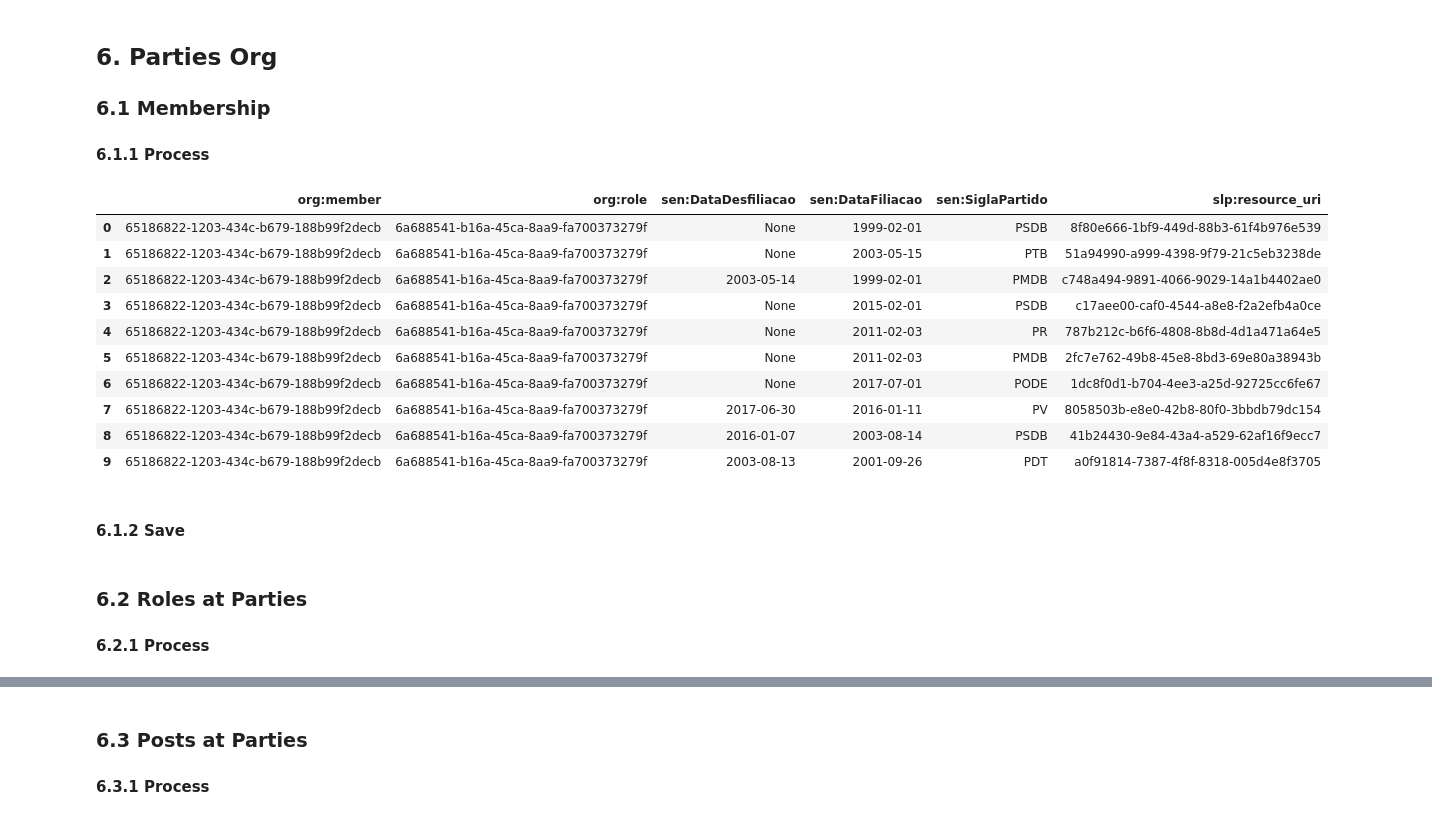
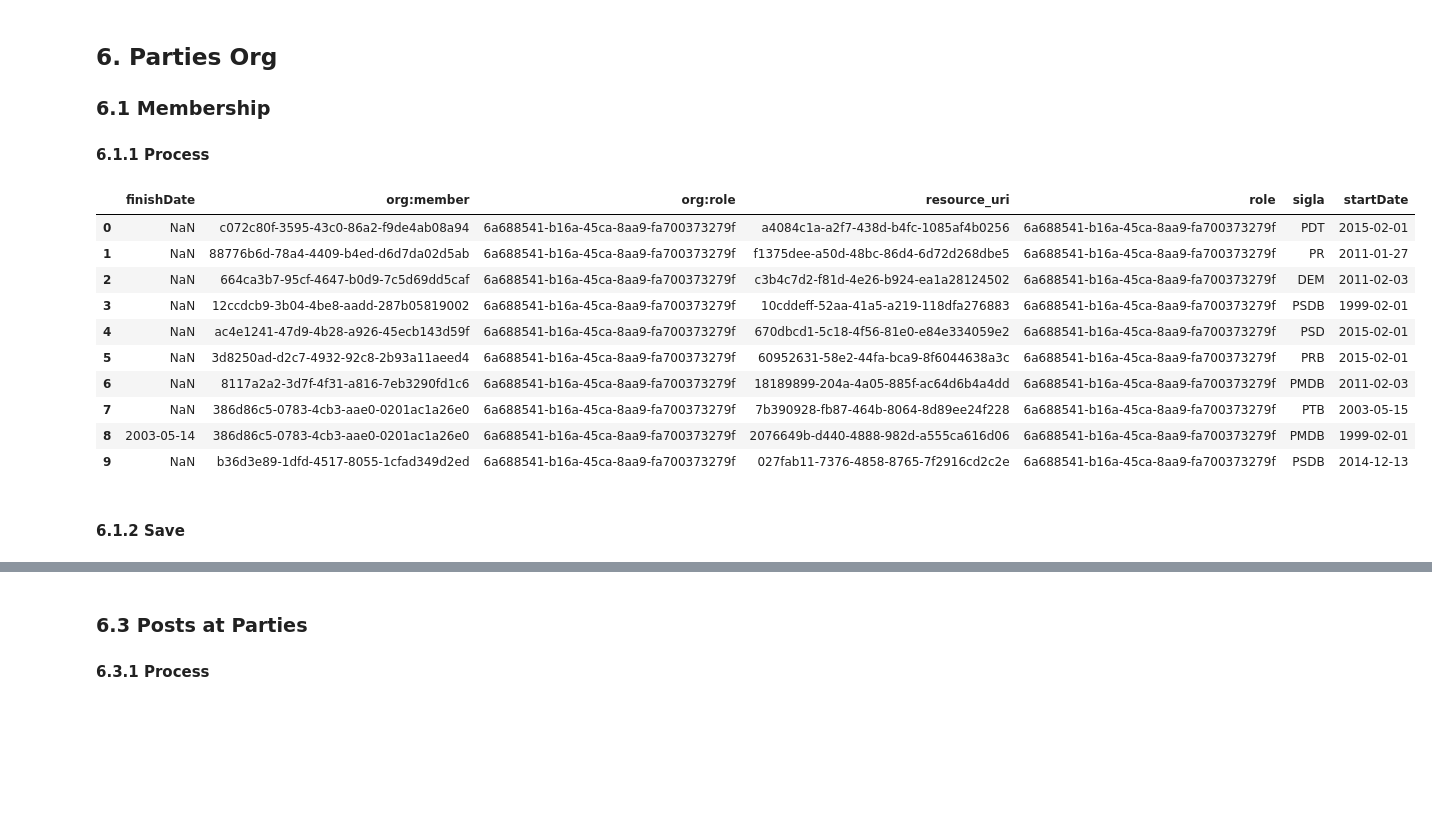
Before and after one commit to guilhermevarela/polare_scrapper, a Jupyter notebook: Senators.ipynb, the cells around one changed output, grey strips where cells are left out. Drawn from its saved outputs; the diff is of its cells as text; code cells hidden in the pictures; blank space fills up the shorter version.

```diff
--- a/Senators.ipynb
+++ b/Senators.ipynb
@@ -122,9 +122,8 @@ for swm_d in senators_with_memberships:
                 memberships.append(memberships_d)
 
     # fills dict with owners
-
     if swm_d['owner']:
-        owners[identifier] = swm_d['owner'][0]['skos:prefLabel']
+        owners[identifier] = int(swm_d['owner'][0]['skos:prefLabel'])
 
     # fills dict with dependents
     if swm_d['dependents']:
@@ -214,39 +223,40 @@ df.to_csv(file_path, sep=';', encoding='utf-8', index=None)
 # %%
 mapping = {
     'sigla': 'sen:SiglaPartido',
     'startDate': 'sen:DataFiliacao' ,
     'finishDate': 'sen:DataDesfiliacao',
-    'resource_uri': 'slp:resource_uri'
+    'resource_uri': 'resource_uri'
 }
 
 memberships = []
 for swm_d in senators_with_memberships:
+    member_uri = swm_d['resource_uri']
     affiliations = swm_d['affiliations']
     if affiliations:
         for affiliation_d in affiliations:
             if affiliation_d['sigla'] in parties_d:
-                memberships_d = {mapping[k]: affiliation_d.get(k, None) for k in mapping}
+                memberships_d = affiliation_d.copy()
                 if memberships_d:
                     memberships_d['org:member'] = member_uri
                     memberships_d['org:role'] = AFFILIATE_URI
                     memberships.append(memberships_d)
 
 
 df = pd.DataFrame.from_dict(memberships)
-parties = df['sen:SiglaPartido'].values
+parties = df['sigla'].values
 df.head(10)
 # %% [output]
-|  | org:member | org:role | sen:DataDesfiliacao | sen:DataFiliacao | sen:SiglaPartido | slp:resource_uri |
-| 0 | 65186822-1203-434c-b679-188b99f2decb | 6a688541-b16a-45ca-8aa9-fa700373279f | None | 1999-02-01 | PSDB | 8f80e666-1bf9-449d-88b3-61f4b976e539 |
-| 1 | 65186822-1203-434c-b679-188b99f2decb | 6a688541-b16a-45ca-8aa9-fa700373279f | None | 2003-05-15 | PTB | 51a94990-a999-4398-9f79-21c5eb3238de |
-| 2 | 65186822-1203-434c-b679-188b99f2decb | 6a688541-b16a-45ca-8aa9-fa700373279f | 2003-05-14 | 1999-02-01 | PMDB | c748a494-9891-4066-9029-14a1b4402ae0 |
-| 3 | 65186822-1203-434c-b679-188b99f2decb | 6a688541-b16a-45ca-8aa9-fa700373279f | None | 2015-02-01 | PSDB | c17aee00-caf0-4544-a8e8-f2a2efb4a0ce |
-| 4 | 65186822-1203-434c-b679-188b99f2decb | 6a688541-b16a-45ca-8aa9-fa700373279f | None | 2011-02-03 | PR | 787b212c-b6f6-4808-8b8d-4d1a471a64e5 |
-| 5 | 65186822-1203-434c-b679-188b99f2decb | 6a688541-b16a-45ca-8aa9-fa700373279f | None | 2011-02-03 | PMDB | 2fc7e762-49b8-45e8-8bd3-69e80a38943b |
-| 6 | 65186822-1203-434c-b679-188b99f2decb | 6a688541-b16a-45ca-8aa9-fa700373279f | None | 2017-07-01 | PODE | 1dc8f0d1-b704-4ee3-a25d-92725cc6fe67 |
-| 7 | 65186822-1203-434c-b679-188b99f2decb | 6a688541-b16a-45ca-8aa9-fa700373279f | 2017-06-30 | 2016-01-11 | PV | 8058503b-e8e0-42b8-80f0-3bbdb79dc154 |
-| 8 | 65186822-1203-434c-b679-188b99f2decb | 6a688541-b16a-45ca-8aa9-fa700373279f | 2016-01-07 | 2003-08-14 | PSDB | 41b24430-9e84-43a4-a529-62af16f9ecc7 |
-| 9 | 65186822-1203-434c-b679-188b99f2decb | 6a688541-b16a-45ca-8aa9-fa700373279f | 2003-08-13 | 2001-09-26 | PDT | a0f91814-7387-4f8f-8318-005d4e8f3705 |
+|  | finishDate | org:member | org:role | resource_uri | role | sigla | startDate |
+| 0 | NaN | c072c80f-3595-43c0-86a2-f9de4ab08a94 | 6a688541-b16a-45ca-8aa9-fa700373279f | a4084c1a-a2f7-438d-b4fc-1085af4b0256 | 6a688541-b16a-45ca-8aa9-fa700373279f | PDT | 2015-02-01 |
+| 1 | NaN | 88776b6d-78a4-4409-b4ed-d6d7da02d5ab | 6a688541-b16a-45ca-8aa9-fa700373279f | f1375dee-a50d-48bc-86d4-6d72d268dbe5 | 6a688541-b16a-45ca-8aa9-fa700373279f | PR | 2011-01-27 |
+| 2 | NaN | 664ca3b7-95cf-4647-b0d9-7c5d69dd5caf | 6a688541-b16a-45ca-8aa9-fa700373279f | c3b4c7d2-f81d-4e26-b924-ea1a28124502 | 6a688541-b16a-45ca-8aa9-fa700373279f | DEM | 2011-02-03 |
+| 3 | NaN | 12ccdcb9-3b04-4be8-aadd-287b05819002 | 6a688541-b16a-45ca-8aa9-fa700373279f | 10cddeff-52aa-41a5-a219-118dfa276883 | 6a688541-b16a-45ca-8aa9-fa700373279f | PSDB | 1999-02-01 |
+| 4 | NaN | ac4e1241-47d9-4b28-a926-45ecb143d59f | 6a688541-b16a-45ca-8aa9-fa700373279f | 670dbcd1-5c18-4f56-81e0-e84e334059e2 | 6a688541-b16a-45ca-8aa9-fa700373279f | PSD | 2015-02-01 |
+| 5 | NaN | 3d8250ad-d2c7-4932-92c8-2b93a11aeed4 | 6a688541-b16a-45ca-8aa9-fa700373279f | 60952631-58e2-44fa-bca9-8f6044638a3c | 6a688541-b16a-45ca-8aa9-fa700373279f | PRB | 2015-02-01 |
+| 6 | NaN | 8117a2a2-3d7f-4f31-a816-7eb3290fd1c6 | 6a688541-b16a-45ca-8aa9-fa700373279f | 18189899-204a-4a05-885f-ac64d6b4a4dd | 6a688541-b16a-45ca-8aa9-fa700373279f | PMDB | 2011-02-03 |
+| 7 | NaN | 386d86c5-0783-4cb3-aae0-0201ac1a26e0 | 6a688541-b16a-45ca-8aa9-fa700373279f | 7b390928-fb87-464b-8064-8d89ee24f228 | 6a688541-b16a-45ca-8aa9-fa700373279f | PTB | 2003-05-15 |
+| 8 | 2003-05-14 | 386d86c5-0783-4cb3-aae0-0201ac1a26e0 | 6a688541-b16a-45ca-8aa9-fa700373279f | 2076649b-d440-4888-982d-a555ca616d06 | 6a688541-b16a-45ca-8aa9-fa700373279f | PMDB | 1999-02-01 |
+| 9 | NaN | b36d3e89-1dfd-4517-8055-1cfad349d2ed | 6a688541-b16a-45ca-8aa9-fa700373279f | 027fab11-7376-4858-8765-7f2916cd2c2e | 6a688541-b16a-45ca-8aa9-fa700373279f | PSDB | 2014-12-13 |
 # %% [markdown]
  #### 6.1.2 Save
 # %%
@@ -256,3 +266,0 @@ df.to_csv(file_path, sep=';', encoding='utf-8', index=None)
-# %% [markdown]
-  ### 6.2 Roles at Parties
-  #### 6.2.1 Process
```
Also changed, not shown: parts of 12 cells of this notebook, 9 other files.
